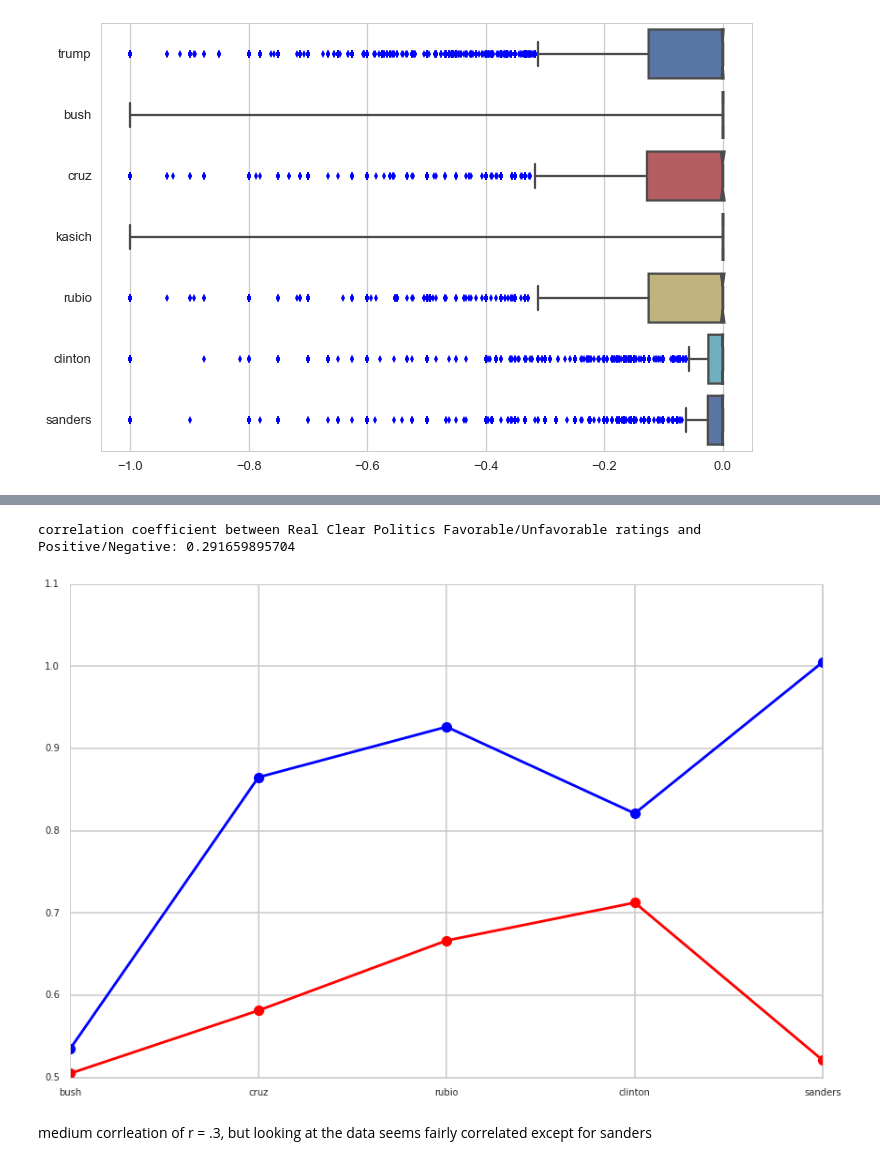
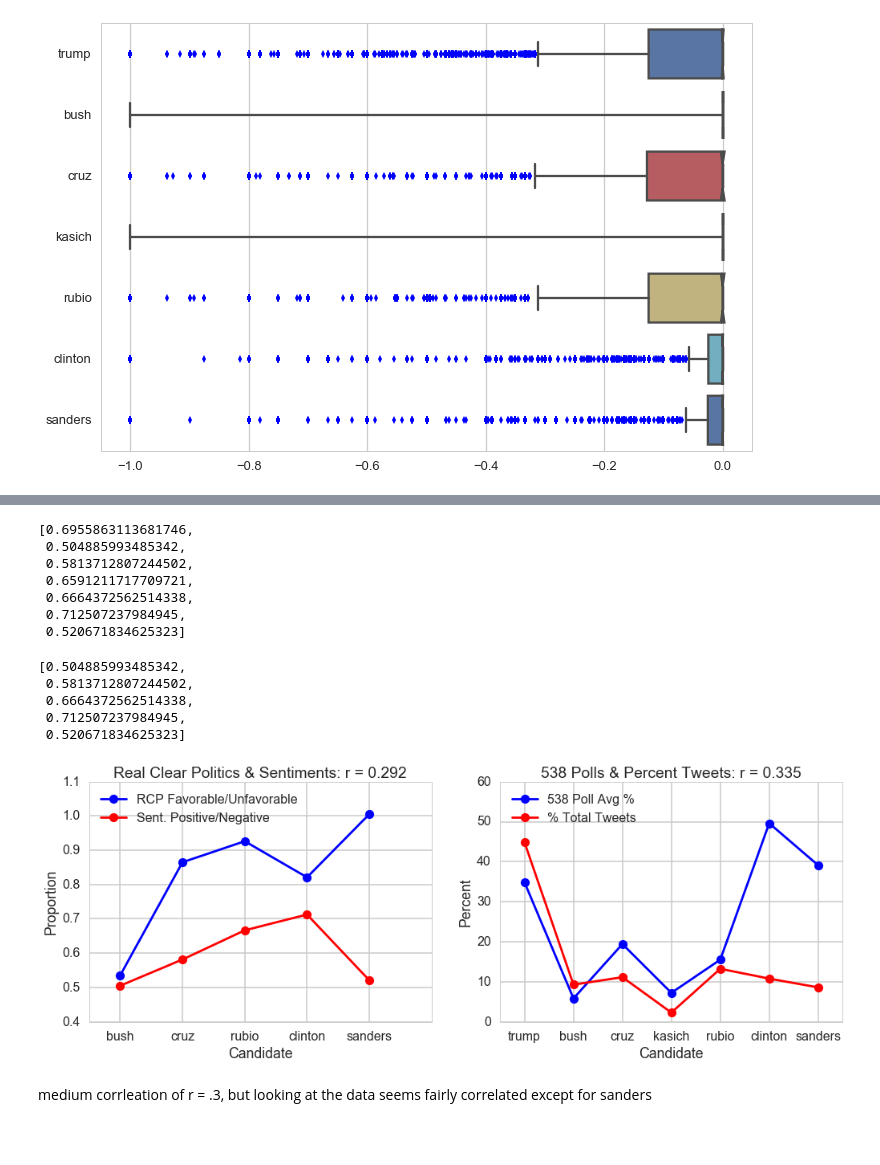
Before and after one commit to HoodPanther/pythoncode, a Jupyter notebook: tweetExplore.ipynb, the cells around one changed output, grey strips where cells are left out. Drawn from its saved outputs; the diff is of its cells as text; code cells hidden in the pictures; blank space fills up the shorter version.

```diff
--- a/tweetExplore.ipynb
+++ b/tweetExplore.ipynb
@@ -326,28 +307,83 @@ plt.show()
+# %%
+pos_neg_ratio
+# %% [output]
+[0.6955863113681746,
+ 0.504885993485342,
+ 0.5813712807244502,
+ 0.6591211717709721,
+ 0.6664372562514338,
+ 0.712507237984945,
+ 0.520671834625323]
+# %%
+rcp_pos_neg_ratio
+# %% [output]
+[0.504885993485342,
+ 0.5813712807244502,
+ 0.6664372562514338,
+ 0.712507237984945,
+ 0.520671834625323]
 # %%
 rcp_candidates = ['bush','cruz','rubio','clinton','sanders'] #'trump','kasich',#track list
 rcp_inds = np.array([1,2,4,5,6])
 rcp_pos_neg_ratio = []
 xind = np.arange(len(rcp_candidates))
 for i, vals in enumerate(rcp_inds):
     rcp_pos_neg_ratio.append(pos_neg_ratio[rcp_inds[i]])
 
 rcp_favorable = np.array([29,34.6,35.2,42.2,38.4]) # accessed from Real Clear Politics 2/21/16
 rcp_unfavorable = np.array([54.2,40,38,51.4,38.2]) # accessed from Real Clear Politics 2/21/16
-type(rcp_unfavorable)
 fav_unfav_ratio = rcp_favorable/rcp_unfavorable
-# rcp_pos_corr = np.correlate(fav_unfav_ratio,rcp_pos_neg_ratio)
 rcp_pearson_corr = np.corrcoef(fav_unfav_ratio,rcp_pos_neg_ratio)
-plt.plot(xind,fav_unfav_ratio,c='b',marker = 'o')
-plt.plot(xind,rcp_pos_neg_ratio,c='r',marker='o')
-plt.xticks(xind, rcp_candidates)
+
+fig = plt.figure(figsize=(15, 5))
+gs = gridspec.GridSpec(1, 2, width_ratios=[1, 1])
+ax[0] = plt.subplot(gs[0])
+ax[0].set_xticks(xind)
+line1 = ax[0].plot(xind,fav_unfav_ratio,c='b',marker = 'o')
+line2 = ax[0].plot(xind,rcp_pos_neg_ratio,c='r',marker='o')
+ax[0].set_ylim([.4,1.1])
+ax[0].set_xticklabels(rcp_candidates)
+ax[0].set_xlim([-.5,len(rcp_candidates)])
+ax[0].set_title('Real Clear Politics & Sentiments: r = %0.3f' % rcp_pearson_corr[0][1])
+ax[0].set_ylabel("Proportion")
+ax[0].set_xlabel("Candidate")
 sns.set_context("poster")
-plt.show;
+ax[0].legend((line1[0], line2[0]), ('RCP Favorable/Unfavorable', 'Sent. Positive/Negative'),loc = 2)
+
+# plt.show;
 # print('cross correlation between Real Clear Politics Favorable/Unfavorable ratings and Positive/Negative:',
 #      rcp_pos_corr[0])
-print('correlation coefficient between Real Clear Politics Favorable/Unfavorable ratings and Positive/Negative:',
-     rcp_pearson_corr[0][1])
+# print('correlation coefficient between Real Clear Politics Favorable/Unfavorable ratings and Positive/Negative:',
+#      rcp_pearson_corr[0][1])
+
+
+# 538 Polling averages from 2/21/16
+# ['trump','bush','cruz','kasich','rubio','clinton','sanders']
+avg_538 = [34.8, 5.8, 19.4, 7.2, 15.5, 49.6, 39.1]
+# correlate with the number of tweets
+numTweets_538_pearson_corr = np.corrcoef(avg_538,candidate_tweets)
+# print(numTweets_538_pearson_corr[0][1])
+num_tweet_array = np.array(candidate_tweets)
+proportion_tweets = (num_tweet_array/num_tweet_array.sum())*100
+
+ax[1] = plt.subplot(gs[1])
+line1 = ax[1].plot(ind,avg_538,c='b',marker = 'o')
+line2 = ax[1].plot(ind,proportion_tweets,c='r',marker='o')
+ax[1].legend((line1[0], line2[0]), ('538 Poll Avg %', '% Total Tweets'),loc = 2)
+ax[1].set_xticks(ind)
+ax[1].set_xlim(.5,len(candidates)+.5)
+ax[1].set_xticklabels(candidates)
+ax[1].set_ylim([0,60])
+ax[1].set_title('538 Polls & Percent Tweets: r = %0.3f' % numTweets_538_pearson_corr[0][1])
+ax[1].set_ylabel("Percent")
+ax[1].set_xlabel("Candidate")
+sns.set_context("poster");
+# print('cross correlation between Real Clear Politics Favorable/Unfavorable ratings and Positive/Negative:',
+#      rcp_pos_corr[0])
+# print('correlation coefficient between 538 Avg Polls and Number of Tweets:',
+#      numTweets_538_pearson_corr[0][1])
+plt.show;
 # %% [output]
-correlation coefficient between Real Clear Politics Favorable/Unfavorable ratings and Positive/Negative: 0.291659895704
-[figure, old version]
+[figure, new version]
 # %% [markdown]
 medium corrleation of r = .3, but looking at the data seems fairly correlated except for sanders
```
Also changed, not shown: parts of 10 cells of this notebook.
